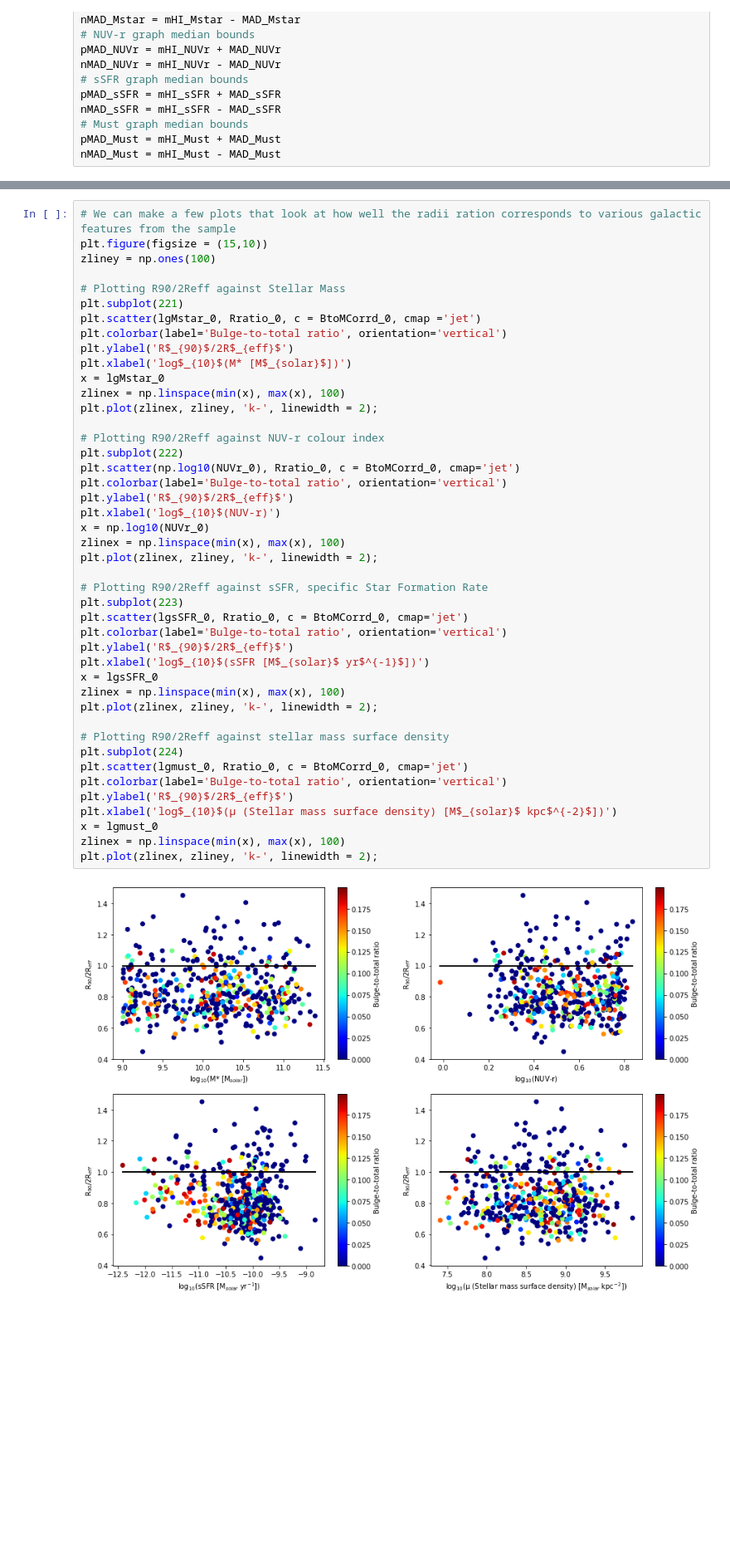
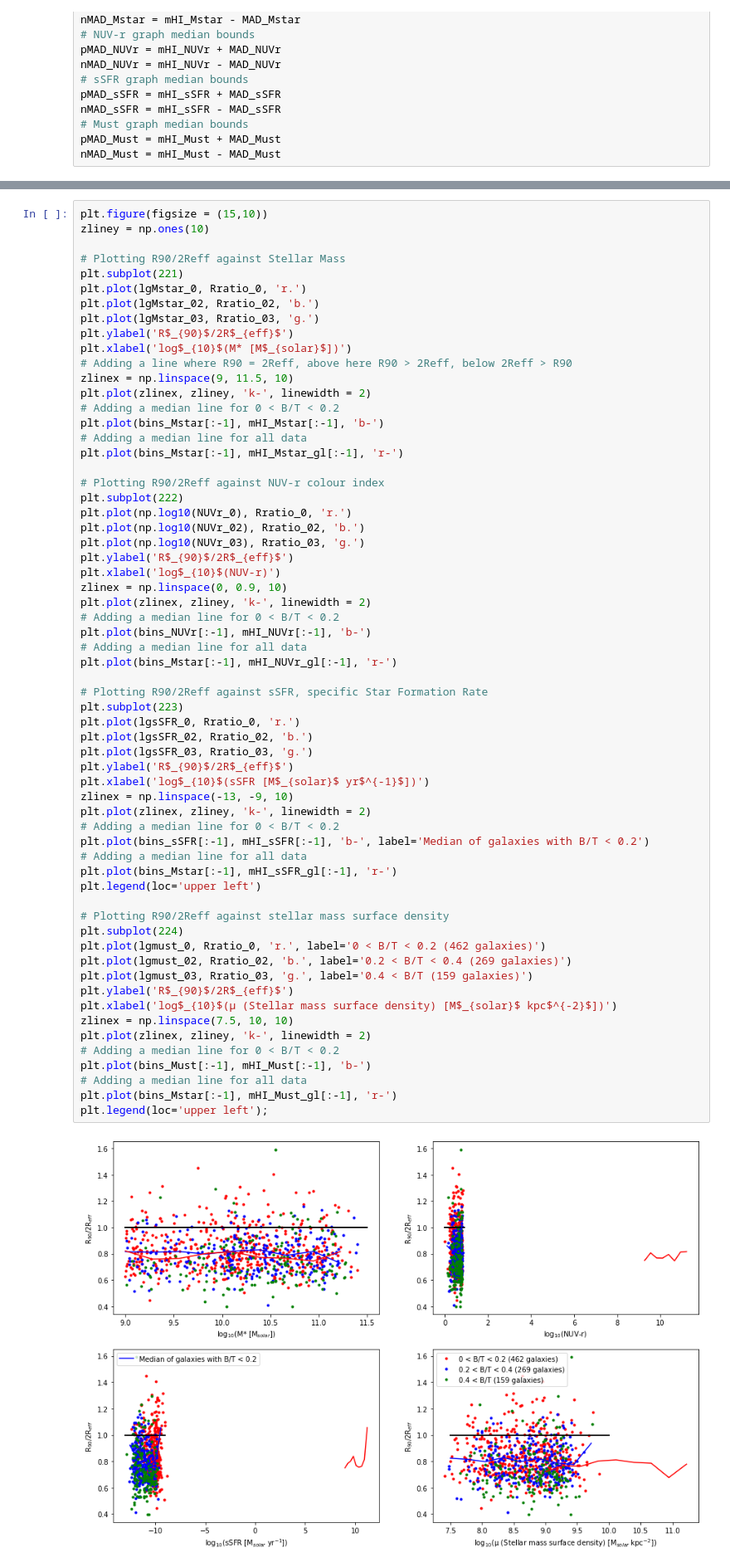
Before and after one commit to Luke-Williams-01/Luke-Williams-01, a Jupyter notebook: ICRARproject.ipynb, the cells around one changed output, grey strips where cells are left out. Shown at 83% size. Cells and saved outputs as stored; diff of their text form; blank space fills up the shorter version.

```diff
--- a/ICRARproject.ipynb
+++ b/ICRARproject.ipynb
@@ -1463,46 +1494,64 @@ plt.legend(loc='upper left');
 # %%
-# We can make a few plots that look at how well the radii ration corresponds to various galactic features from the sample
 plt.figure(figsize = (15,10))
-zliney = np.ones(100)
+zliney = np.ones(10)
 
 # Plotting R90/2Reff against Stellar Mass
 plt.subplot(221)
-plt.scatter(lgMstar_0, Rratio_0, c = BtoMCorrd_0, cmap ='jet')
-plt.colorbar(label='Bulge-to-total ratio', orientation='vertical')
+plt.plot(lgMstar_0, Rratio_0, 'r.')
+plt.plot(lgMstar_02, Rratio_02, 'b.')
+plt.plot(lgMstar_03, Rratio_03, 'g.')
 plt.ylabel('R$_{90}$/2R$_{eff}$')
 plt.xlabel('log$_{10}$(M* [M$_{solar}$])')
-x = lgMstar_0
-zlinex = np.linspace(min(x), max(x), 100)
-plt.plot(zlinex, zliney, 'k-', linewidth = 2);
+# Adding a line where R90 = 2Reff, above here R90 > 2Reff, below 2Reff > R90
+zlinex = np.linspace(9, 11.5, 10)
+plt.plot(zlinex, zliney, 'k-', linewidth = 2)
+# Adding a median line for 0 < B/T < 0.2
+plt.plot(bins_Mstar[:-1], mHI_Mstar[:-1], 'b-')
+# Adding a median line for all data
+plt.plot(bins_Mstar[:-1], mHI_Mstar_gl[:-1], 'r-')
 
 # Plotting R90/2Reff against NUV-r colour index
 plt.subplot(222)
-plt.scatter(np.log10(NUVr_0), Rratio_0, c = BtoMCorrd_0, cmap='jet')
-plt.colorbar(label='Bulge-to-total ratio', orientation='vertical')
+plt.plot(np.log10(NUVr_0), Rratio_0, 'r.')
+plt.plot(np.log10(NUVr_02), Rratio_02, 'b.')
+plt.plot(np.log10(NUVr_03), Rratio_03, 'g.')
 plt.ylabel('R$_{90}$/2R$_{eff}$')
 plt.xlabel('log$_{10}$(NUV-r)')
-x = np.log10(NUVr_0)
-zlinex = np.linspace(min(x), max(x), 100)
-plt.plot(zlinex, zliney, 'k-', linewidth = 2);
+zlinex = np.linspace(0, 0.9, 10)
+plt.plot(zlinex, zliney, 'k-', linewidth = 2)
+# Adding a median line for 0 < B/T < 0.2
+plt.plot(bins_NUVr[:-1], mHI_NUVr[:-1], 'b-')
+# Adding a median line for all data
+plt.plot(bins_Mstar[:-1], mHI_NUVr_gl[:-1], 'r-')
 
 # Plotting R90/2Reff against sSFR, specific Star Formation Rate
 plt.subplot(223)
-plt.scatter(lgsSFR_0, Rratio_0, c = BtoMCorrd_0, cmap='jet')
-plt.colorbar(label='Bulge-to-total ratio', orientation='vertical')
+plt.plot(lgsSFR_0, Rratio_0, 'r.')
+plt.plot(lgsSFR_02, Rratio_02, 'b.')
+plt.plot(lgsSFR_03, Rratio_03, 'g.')
 plt.ylabel('R$_{90}$/2R$_{eff}$')
 plt.xlabel('log$_{10}$(sSFR [M$_{solar}$ yr$^{-1}$])')
-x = lgsSFR_0
-zlinex = np.linspace(min(x), max(x), 100)
-plt.plot(zlinex, zliney, 'k-', linewidth = 2);
+zlinex = np.linspace(-13, -9, 10)
+plt.plot(zlinex, zliney, 'k-', linewidth = 2)
+# Adding a median line for 0 < B/T < 0.2
+plt.plot(bins_sSFR[:-1], mHI_sSFR[:-1], 'b-', label='Median of galaxies with B/T < 0.2')
+# Adding a median line for all data
+plt.plot(bins_Mstar[:-1], mHI_sSFR_gl[:-1], 'r-')
+plt.legend(loc='upper left')
 
 # Plotting R90/2Reff against stellar mass surface density
 plt.subplot(224)
-plt.scatter(lgmust_0, Rratio_0, c = BtoMCorrd_0, cmap='jet')
-plt.colorbar(label='Bulge-to-total ratio', orientation='vertical')
+plt.plot(lgmust_0, Rratio_0, 'r.', label='0 < B/T < 0.2 (462 galaxies)')
+plt.plot(lgmust_02, Rratio_02, 'b.', label='0.2 < B/T < 0.4 (269 galaxies)')
+plt.plot(lgmust_03, Rratio_03, 'g.', label='0.4 < B/T (159 galaxies)')
 plt.ylabel('R$_{90}$/2R$_{eff}$')
 plt.xlabel('log$_{10}$(μ (Stellar mass surface density) [M$_{solar}$ kpc$^{-2}$])')
-x = lgmust_0
-zlinex = np.linspace(min(x), max(x), 100)
-plt.plot(zlinex, zliney, 'k-', linewidth = 2);
+zlinex = np.linspace(7.5, 10, 10)
+plt.plot(zlinex, zliney, 'k-', linewidth = 2)
+# Adding a median line for 0 < B/T < 0.2
+plt.plot(bins_Must[:-1], mHI_Must[:-1], 'b-')
+# Adding a median line for all data
+plt.plot(bins_Mstar[:-1], mHI_Must_gl[:-1], 'r-')
+plt.legend(loc='upper left');
 # %% [output]
-[figure, old version]
+[figure, new version]
```
Also changed, not shown: parts of 2 cells of this notebook.
